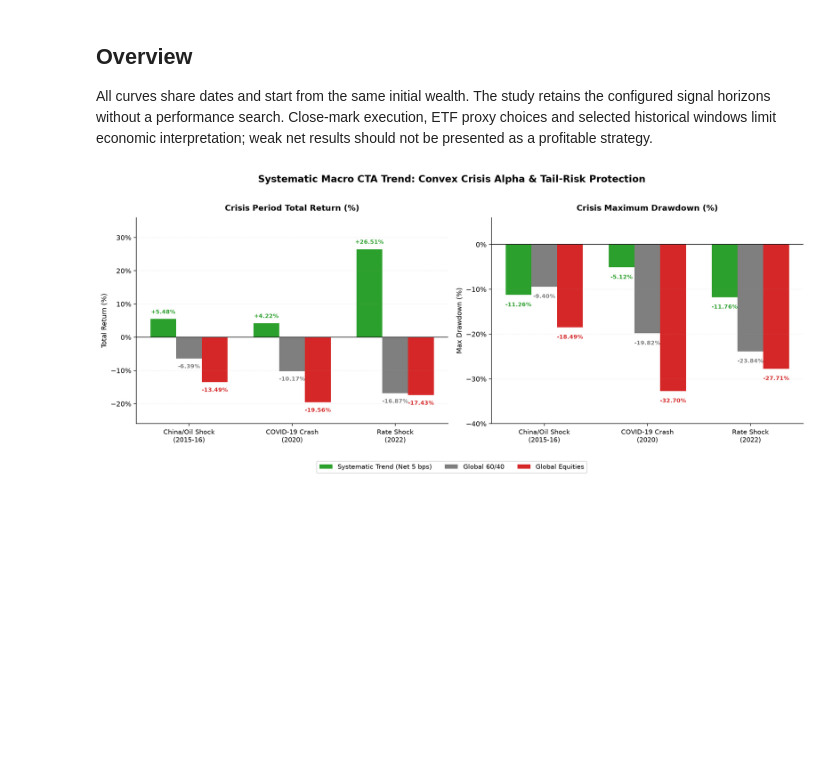
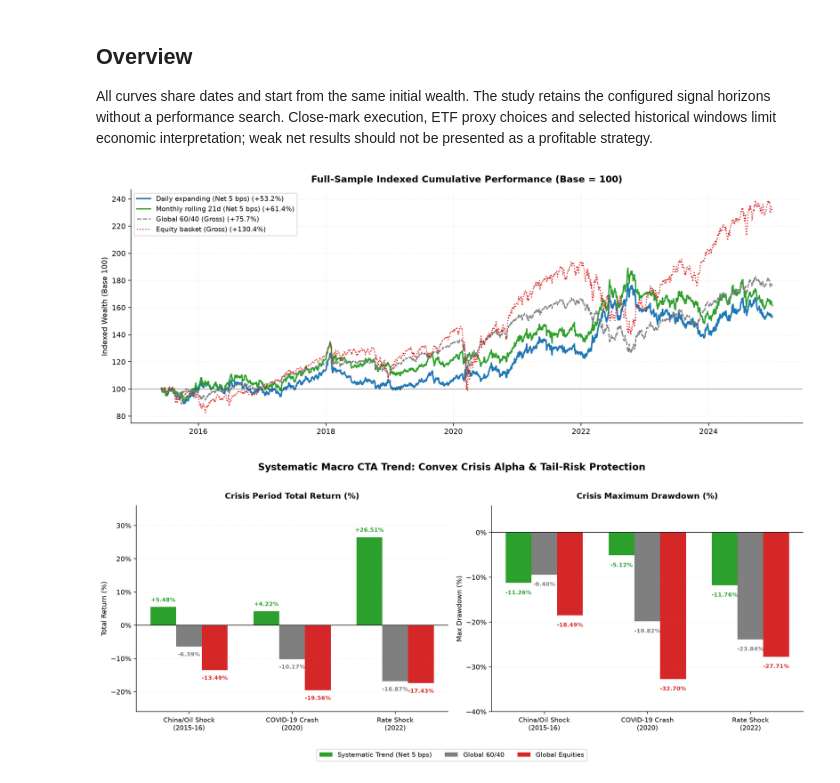
Before and after one commit to Juliansaiani/systematic-macro-cta, a Jupyter notebook: notebooks/research.ipynb, the cells around one changed output. Cells and saved outputs as stored; diff of their text form; code cells hidden in the pictures; blank space fills up the shorter version.

Commit message:
Remove unused code paths, remove redundant scores.csv, and add full-sample curve

```diff
--- a/notebooks/research.ipynb
+++ b/notebooks/research.ipynb
@@ -82,7 +82,9 @@ pd.DataFrame(checks)
 
 All curves share dates and start from the same initial wealth. The study retains the configured signal horizons without a performance search. Close-mark execution, ETF proxy choices and selected historical windows limit economic interpretation; weak net results should not be presented as a profitable strategy.
 # %%
-from IPython.display import Image
-Image(filename=str(root / 'artifacts/overview.png'))
+from IPython.display import display, Image
+display(Image(filename=str(root / 'artifacts/full_sample.png')))
+display(Image(filename=str(root / 'artifacts/overview.png')))
 # %% [output]
-[figure, old version]
+[figure, new version]
+[figure, added]
```
Also changed, not shown: parts of 1 cell of this notebook, 7 other files.
